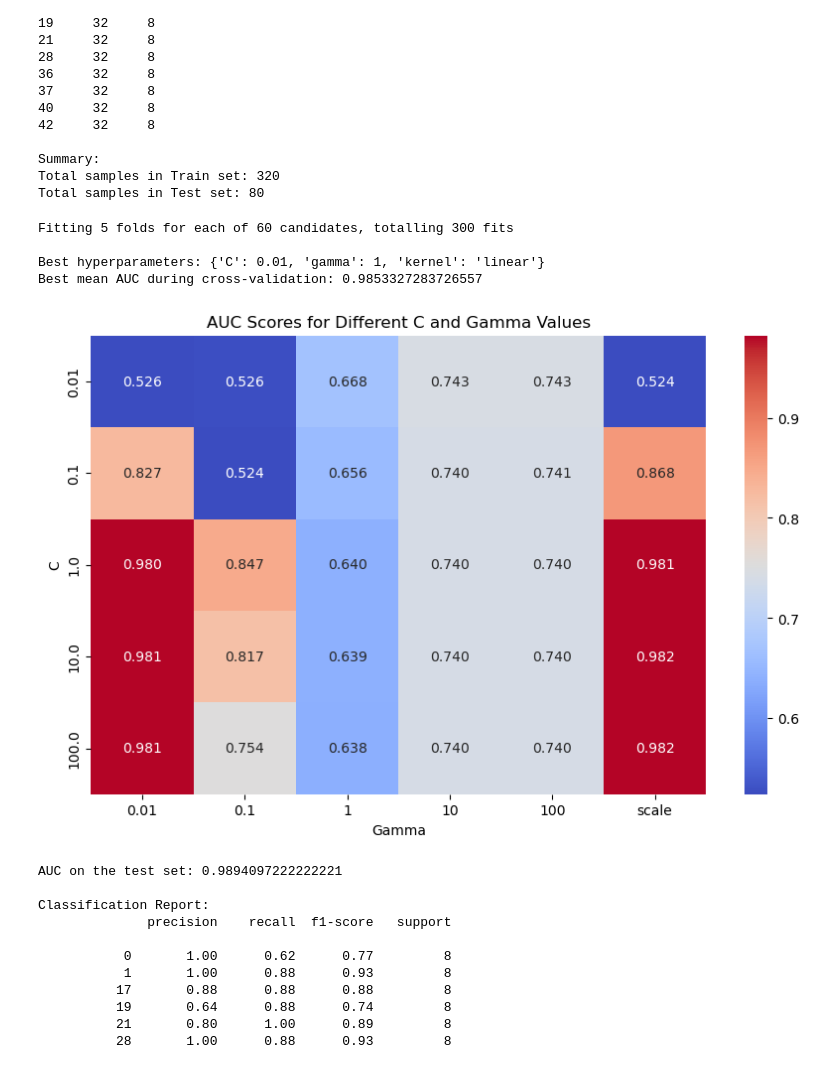
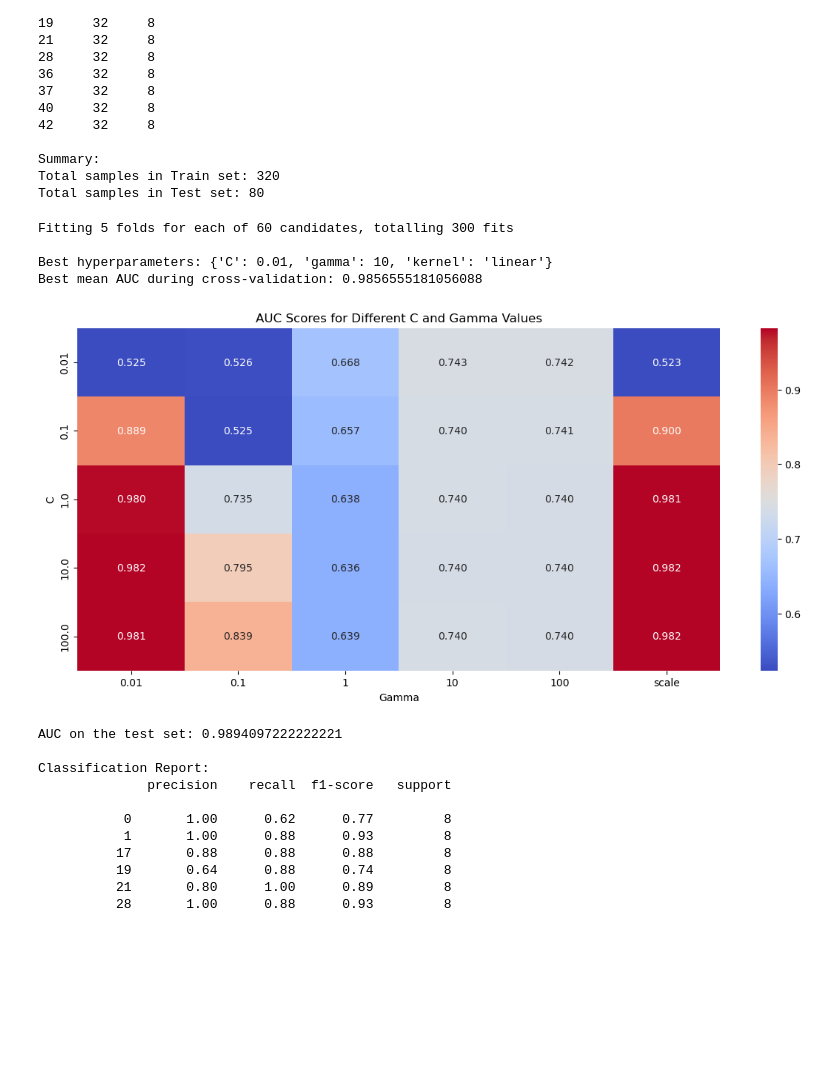
Before and after one commit to soheilbh/aed-challange, a Jupyter notebook: main.ipynb, the cells around one changed output. Cells and saved outputs as stored; diff of their text form; code cells hidden in the pictures; blank space fills up the shorter version.

Commit message:
updated
svm and rf with kfold cross validation added

```diff
--- a/main.ipynb
+++ b/main.ipynb
@@ -275,7 +292,7 @@ y = np.array(keys_list)
 
 # Train-test split
 X_train_not_scaled, X_test_not_scaled, y_train, y_test = train_test_split(
-    combined_features, np.array(keys_list), test_size=0.2, random_state=42, stratify=keys_list
+    X, y, test_size=0.2, random_state=42, stratify=keys_list
 )
 # %%
 # Normalize the data using Z-score normalization (StandardScaler)
@@ -418,31 +415,31 @@ print("Best mean AUC during cross-validation:", grid_search.best_score_)
 # %% [output]
 Fitting 5 folds for each of 60 candidates, totalling 300 fits
 
-Best hyperparameters: {'C': 0.01, 'gamma': 1, 'kernel': 'linear'}
-Best mean AUC during cross-validation: 0.9853327283726557
+Best hyperparameters: {'C': 0.01, 'gamma': 10, 'kernel': 'linear'}
+Best mean AUC during cross-validation: 0.9856555181056088
 # %%
 # Convert results to DataFrame
 cv_results = pd.DataFrame(grid_search.cv_results_)
 
 # Convert parameters to numeric type for correct sorting
 cv_results["param_C"] = cv_results["param_C"].astype(float)
 cv_results["param_gamma"] = cv_results["param_gamma"].astype(str)  # Keep gamma as string if 'scale' is used
 
 # Use pivot_table instead of pivot to handle duplicate index-column pairs
 df_heatmap = cv_results.pivot_table(index="param_C", columns="param_gamma", values="mean_test_score", aggfunc="mean")
 
 # Sort the index for better visualization
 df_heatmap = df_heatmap.sort_index(ascending=True)
 
 # Plot heatmap
-plt.figure(figsize=(10, 6))
+plt.figure(figsize=(14, 6))
 sns.heatmap(df_heatmap, annot=True, cmap="coolwarm", fmt=".3f")
 plt.title("AUC Scores for Different C and Gamma Values")
 plt.xlabel("Gamma")
 plt.ylabel("C")
 plt.show()
 # %% [output]
-[figure, old version]
+[figure, new version]
 # %%
 # Initialize the SVM classifier with the best hyperparameters
 svm = SVC(kernel='rbf', C=10, gamma='scale', probability=True, random_state=42)
```
Also changed, not shown: parts of 29 cells of this notebook.
